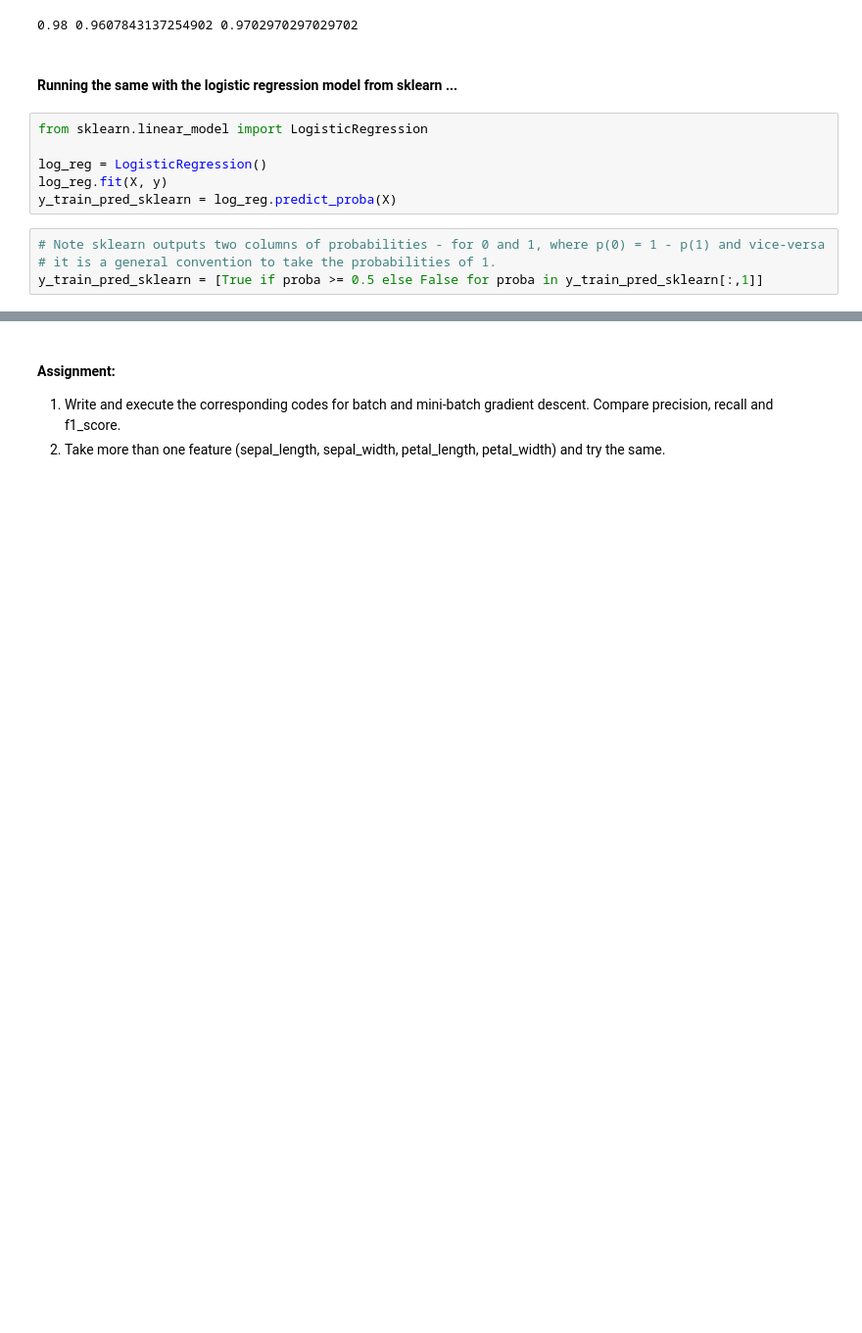
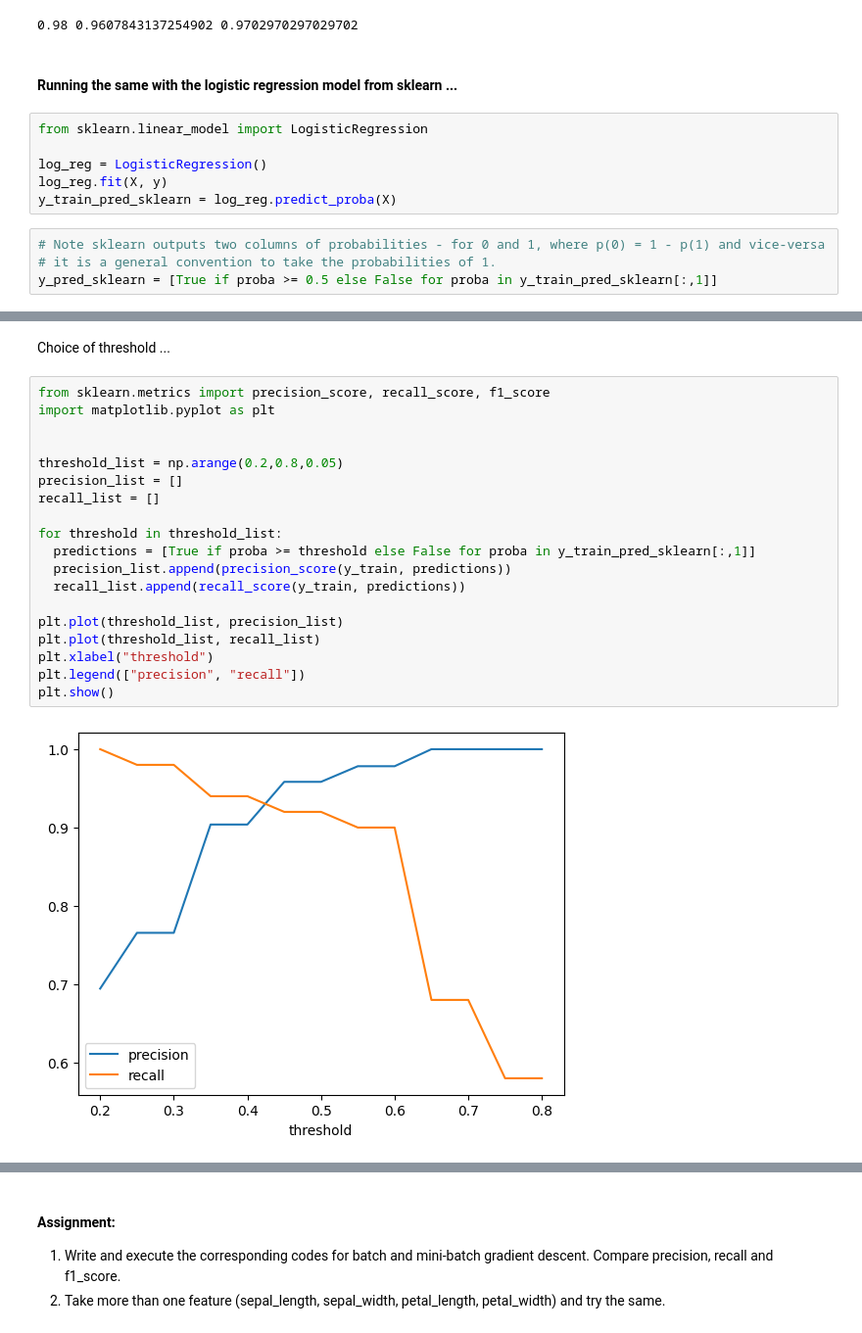
Before and after one commit to rajdeepbanerjee-git/JNCLectures_Intro_to_ML, a Jupyter notebook: Week5/Lec5_LogReg.ipynb, the cells around one changed output, grey strips where cells are left out. Shown at 98% size. Drawn from its saved outputs; the diff is of its cells as text; blank space fills up the shorter version.

Commit message:
Logreg: added precision recall curves

```diff
--- a/Week5/Lec5_LogReg.ipynb
+++ b/Week5/Lec5_LogReg.ipynb
@@ -116,5 +116,5 @@ y_train_pred_sklearn = log_reg.predict_proba(X)
 # %%
 # Note sklearn outputs two columns of probabilities - for 0 and 1, where p(0) = 1 - p(1) and vice-versa
 # it is a general convention to take the probabilities of 1.
-y_train_pred_sklearn = [True if proba >= 0.5 else False for proba in y_train_pred_sklearn[:,1]]
+y_pred_sklearn = [True if proba >= 0.5 else False for proba in y_train_pred_sklearn[:,1]]
 # %%
@@ -122,3 +122,26 @@ confusion_matrix(y_train, y_train_pred_sklearn) # same as our result!
 # %% [output]
 array([[98,  2],
        [ 4, 46]])
+# %% [markdown]
+Choice of threshold ...
+# %%
+from sklearn.metrics import precision_score, recall_score, f1_score
+import matplotlib.pyplot as plt
+
+
+threshold_list = np.arange(0.2,0.8,0.05)
+precision_list = []
+recall_list = []
+
+for threshold in threshold_list:
+  predictions = [True if proba >= threshold else False for proba in y_train_pred_sklearn[:,1]]
+  precision_list.append(precision_score(y_train, predictions))
+  recall_list.append(recall_score(y_train, predictions))
+
+plt.plot(threshold_list, precision_list)
+plt.plot(threshold_list, recall_list)
+plt.xlabel("threshold")
+plt.legend(["precision", "recall"])
+plt.show()
+# %% [output]
+[figure, added]
```
Also changed, not shown: parts of 3 cells of this notebook.
